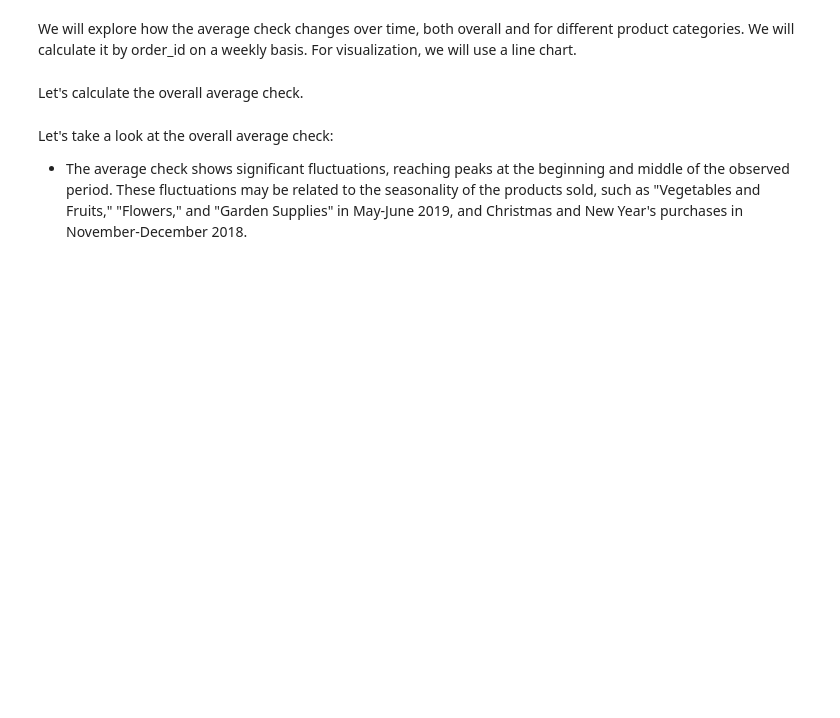
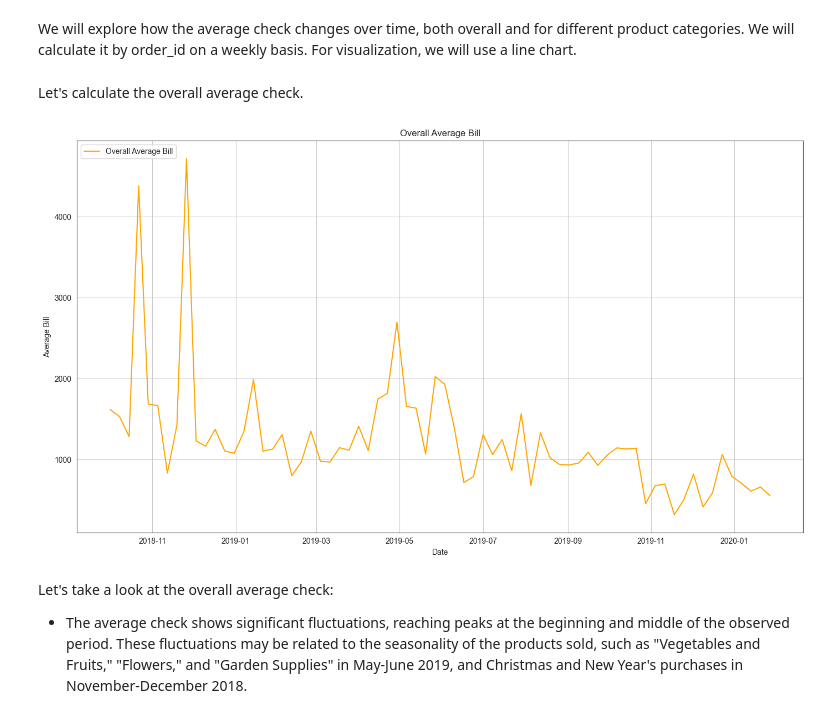
Before and after one commit to artvanila/data_projects, a Jupyter notebook: Customer Segmentation and Consumption Profiles in E-Commerce.ipynb, the cells around one changed output. Cells and saved outputs as stored; diff of their text form; code cells hidden in the pictures; blank space fills up the shorter version.

```diff
--- a/Customer Segmentation and Consumption Profiles in E-Commerce.ipynb
+++ b/Customer Segmentation and Consumption Profiles in E-Commerce.ipynb
@@ -760,17 +776,17 @@ overall_average_bill = overall_average_bill.rename(columns={'bill': 'average_bil
 # %%
 plt.figure(figsize=(14, 8))
 
-# Graph of the overall average check dynamics
-
-plt.plot(overall_average_bill['week'], overall_average_bill['average_bill'], label='Общий средний чек', color='orange')
-plt.title('Общий средний чек')
-plt.xlabel('Дата')
-plt.ylabel('Средний чек')
+plt.plot(overall_average_bill['week'], overall_average_bill['average_bill'], label='Overall Average Bill', color='orange')
+plt.title('Overall Average Bill')
+plt.xlabel('Date')
+plt.ylabel('Average Bill')
 plt.legend(loc='upper left')
 plt.grid(True)
 
 plt.tight_layout()
 plt.show()
+# %% [output]
+[figure, added]
 # %% [markdown]
 Let's take a look at the overall average check:
 
```
Also changed, not shown: parts of 57 cells of this notebook.
